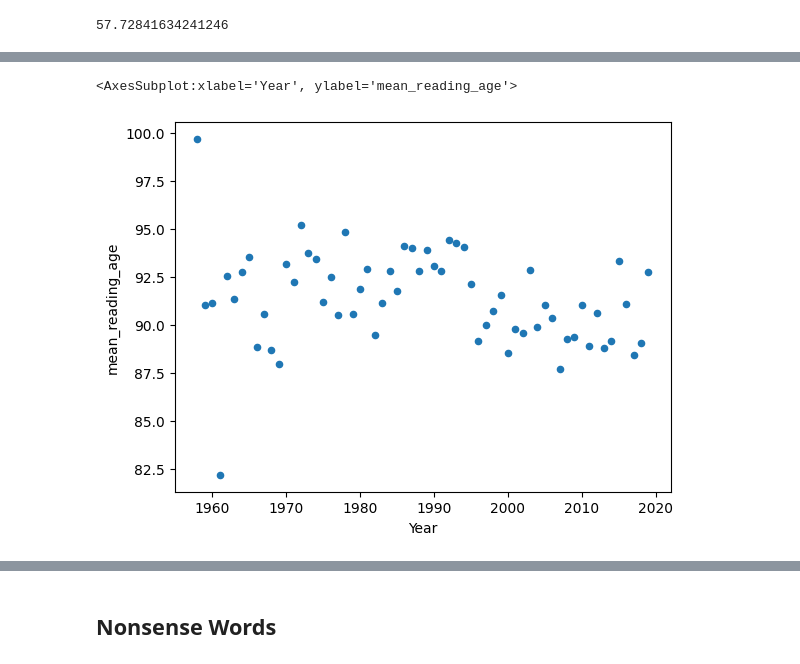
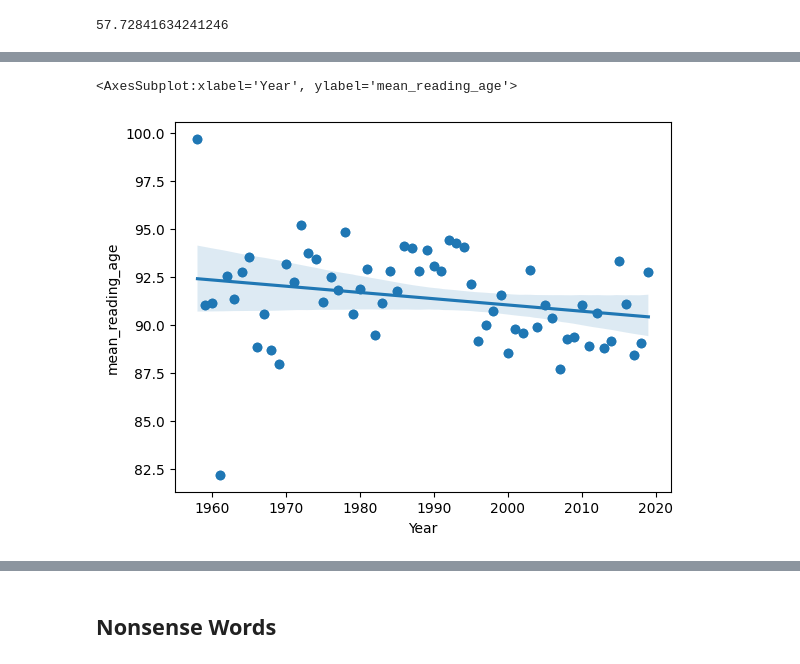
Before and after one commit to hogesonline/Pyconau2023, a Jupyter notebook: PyconTalkLyricsJupyter.ipynb, the cells around one changed output, grey strips where cells are left out. Drawn from its saved outputs; the diff is of its cells as text; code cells hidden in the pictures.

```diff
--- a/PyconTalkLyricsJupyter.ipynb
+++ b/PyconTalkLyricsJupyter.ipynb
@@ -106,7 +106,8 @@ def reading_age_FK(row):
     print(counter)
     words = get_words(row)
     sentences = get_sentences_alt(row)
-    return 206.35 - 1.015*(words/sentences) - 84.6*(get_syllables(row)/words)
+    syllables = get_syllables(row)
+    return 206.35 - 1.015*(words/sentences) - 84.6*(syllables/words)
 # %%
 df["Reading_Age"] = df.apply(reading_age_FK, axis=1)
 df.sample(10)
@@ -271,9 +280,27 @@ by_decade.to_csv("by_decade.csv")
-# %%
-#Graph the dataframe by year and reading age
-by_year.plot.scatter(x="Year", y="mean_reading_age")
-# %% [output]
-<AxesSubplot:xlabel='Year', ylabel='mean_reading_age'>
-[figure, removed]
+# %%
+import numpy as np
+import matplotlib.pyplot as plt
+import seaborn as sns
+#sns.regplot(x=by_year['Year'], y=by_year['mean_reading_age'], ci=True, line_kws={'color':'red'});
+
+# fig, axs = plt.subplots(1,2, figsize=(12,3))
+# axs[0].scatter(x_data, y_data)
+
+x_data = by_year['Year']
+y_data = by_year['mean_reading_age']
+plt.scatter(x_data, y_data)
+sns.regplot(x=x_data, y=y_data)
+#, ci=True, line_kws={'color':'red'}
+#z = np.polyfit(x, y, 1)
+#p = np.poly1d(z)
+#plt.plot(x,p(x),"r--")
+
+#plt.show()
+#Graph the dataframe by year and reading age
+#by_year.plot.scatter(x="Year", y="mean_reading_age")
+# %% [output]
+<AxesSubplot:xlabel='Year', ylabel='mean_reading_age'>
+[figure, added]
 # %%
 with open("1950.txt", "w")  as file:
     file.write(" ".join(by_decade.iloc[0]["all_words"]))
```
Also changed, not shown: parts of 11 cells of this notebook, 17 other files.
